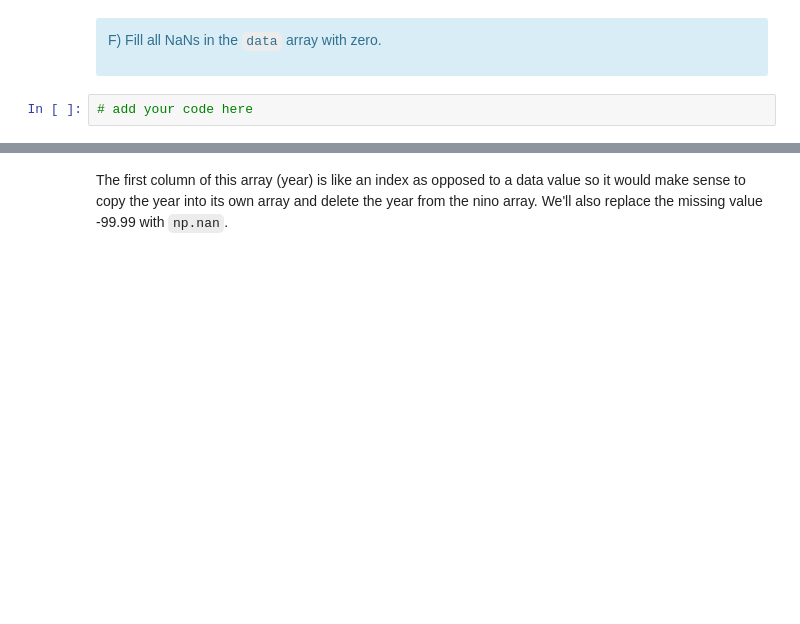
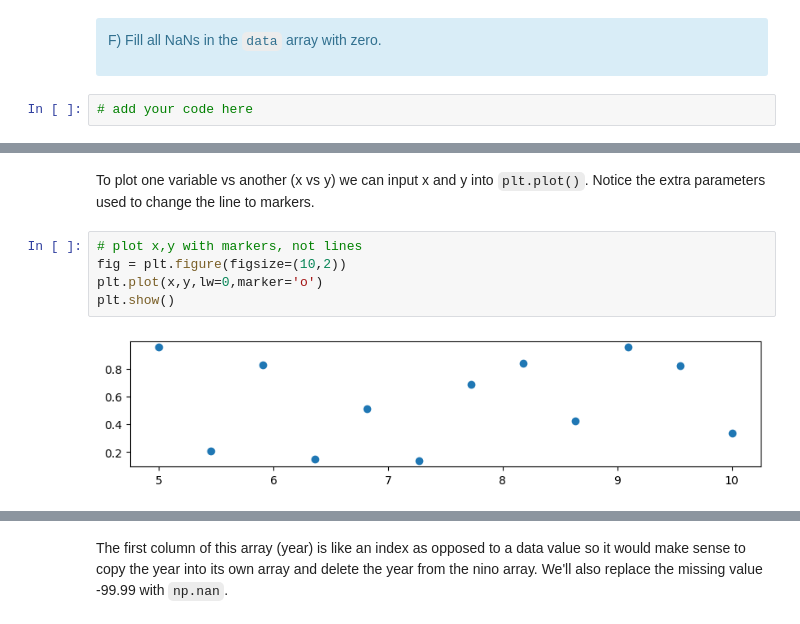
Before and after one commit to kerriegeil/DEV_canvas_beginner_py, a Jupyter notebook: 06_IntroToNumpy.ipynb, the cells around one changed output, grey strips where cells are left out. Cells and saved outputs as stored; diff of their text form; blank space fills up the shorter version.

````diff
--- a/06_IntroToNumpy.ipynb
+++ b/06_IntroToNumpy.ipynb
@@ -2320,0 +1889,9 @@
+# %% [markdown]
+To plot one variable vs another (x vs y) we can input x and y into ```plt.plot()```. Notice the extra parameters used to change the line to markers.
+# %%
+# plot x,y with markers, not lines
+fig = plt.figure(figsize=(10,2))
+plt.plot(x,y,lw=0,marker='o')
+plt.show()
+# %% [output]
+[figure, added]
````
Also changed, not shown: parts of 155 cells of this notebook, 3 other files.
